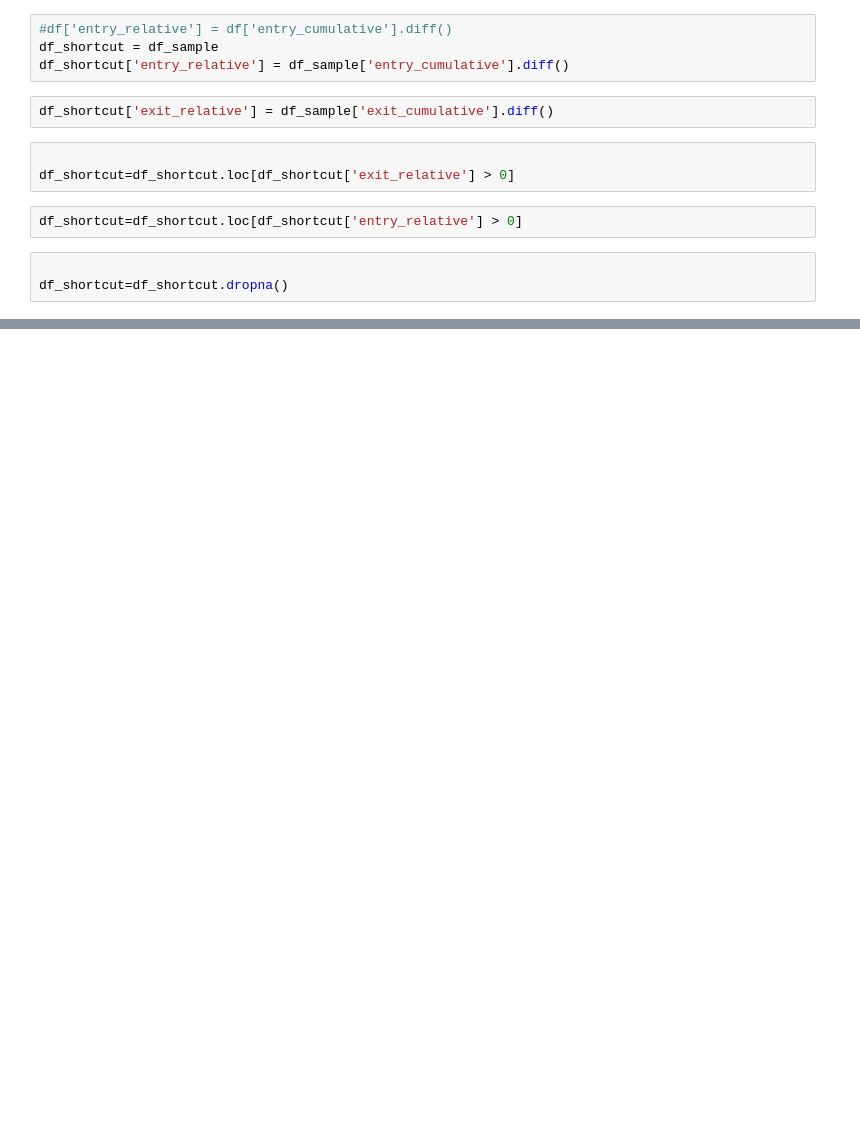
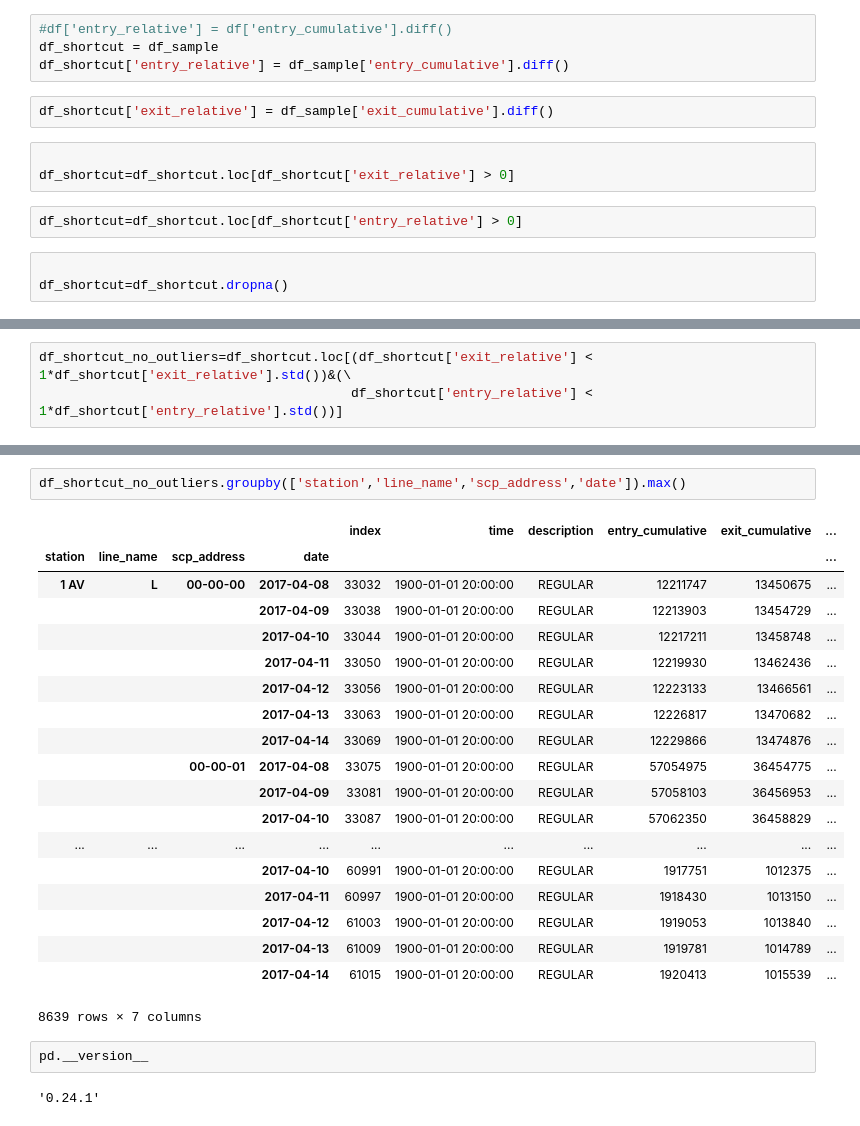
Before and after one commit to jeremyrchow/metis_proj_1, a Jupyter notebook: processed_data/DifferencesNotebook.ipynb, the cells around one changed output, grey strips where cells are left out. Cells and saved outputs as stored; diff of their text form; blank space fills up the shorter version.

Commit message:
Some outlier/max calculations

```diff
--- a/processed_data/DifferencesNotebook.ipynb
+++ b/processed_data/DifferencesNotebook.ipynb
@@ -271,0 +272,3 @@ Name: exit_relative, Length: 50263, dtype: float64
+# %%
+df_shortcut_no_outliers=df_shortcut.loc[(df_shortcut['exit_relative'] < 1*df_shortcut['exit_relative'].std())&(\
+                                        df_shortcut['entry_relative'] < 1*df_shortcut['entry_relative'].std())]
@@ -271,0 +299,26 @@ Name: exit_relative, Length: 50263, dtype: float64
+# %%
+df_shortcut_no_outliers.groupby(['station','line_name','scp_address','date']).max()
+# %% [output]
+|  |  |  |  | index | time | description | entry_cumulative | exit_cumulative | ... |
+| station | line_name | scp_address | date |  |  |  |  |  | ... |
+| 1 AV | L | 00-00-00 | 2017-04-08 | 33032 | 1900-01-01 20:00:00 | REGULAR | 12211747 | 13450675 | ... |
+|  |  |  | 2017-04-09 | 33038 | 1900-01-01 20:00:00 | REGULAR | 12213903 | 13454729 | ... |
+|  |  |  | 2017-04-10 | 33044 | 1900-01-01 20:00:00 | REGULAR | 12217211 | 13458748 | ... |
+|  |  |  | 2017-04-11 | 33050 | 1900-01-01 20:00:00 | REGULAR | 12219930 | 13462436 | ... |
+|  |  |  | 2017-04-12 | 33056 | 1900-01-01 20:00:00 | REGULAR | 12223133 | 13466561 | ... |
+|  |  |  | 2017-04-13 | 33063 | 1900-01-01 20:00:00 | REGULAR | 12226817 | 13470682 | ... |
+|  |  |  | 2017-04-14 | 33069 | 1900-01-01 20:00:00 | REGULAR | 12229866 | 13474876 | ... |
+|  |  | 00-00-01 | 2017-04-08 | 33075 | 1900-01-01 20:00:00 | REGULAR | 57054975 | 36454775 | ... |
+|  |  |  | 2017-04-09 | 33081 | 1900-01-01 20:00:00 | REGULAR | 57058103 | 36456953 | ... |
+|  |  |  | 2017-04-10 | 33087 | 1900-01-01 20:00:00 | REGULAR | 57062350 | 36458829 | ... |
+| ... | ... | ... | ... | ... | ... | ... | ... | ... | ... |
+|  |  |  | 2017-04-10 | 60991 | 1900-01-01 20:00:00 | REGULAR | 1917751 | 1012375 | ... |
+|  |  |  | 2017-04-11 | 60997 | 1900-01-01 20:00:00 | REGULAR | 1918430 | 1013150 | ... |
+|  |  |  | 2017-04-12 | 61003 | 1900-01-01 20:00:00 | REGULAR | 1919053 | 1013840 | ... |
+|  |  |  | 2017-04-13 | 61009 | 1900-01-01 20:00:00 | REGULAR | 1919781 | 1014789 | ... |
+|  |  |  | 2017-04-14 | 61015 | 1900-01-01 20:00:00 | REGULAR | 1920413 | 1015539 | ... |
+8639 rows × 7 columns
+# %%
+pd.__version__
+# %% [output]
+'0.24.1'
```
Also changed, not shown: parts of 5 cells of this notebook.
